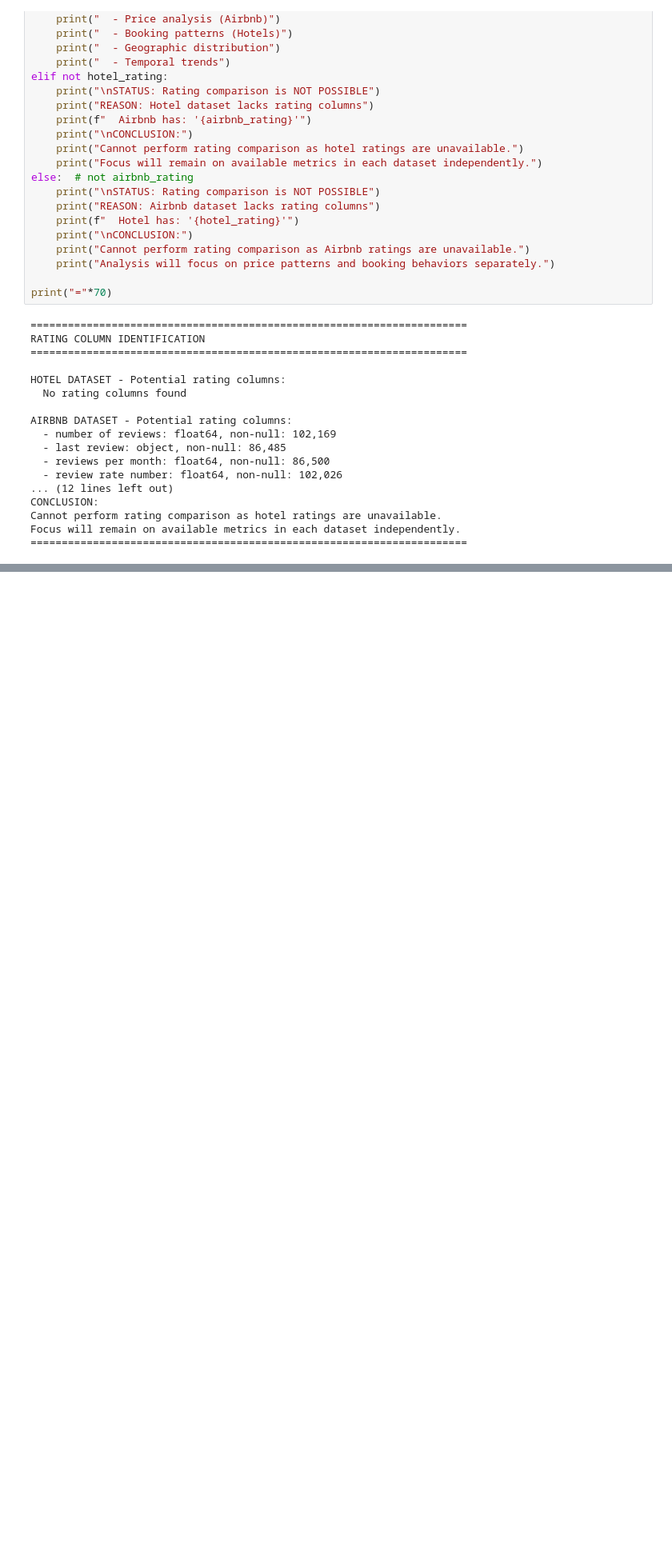
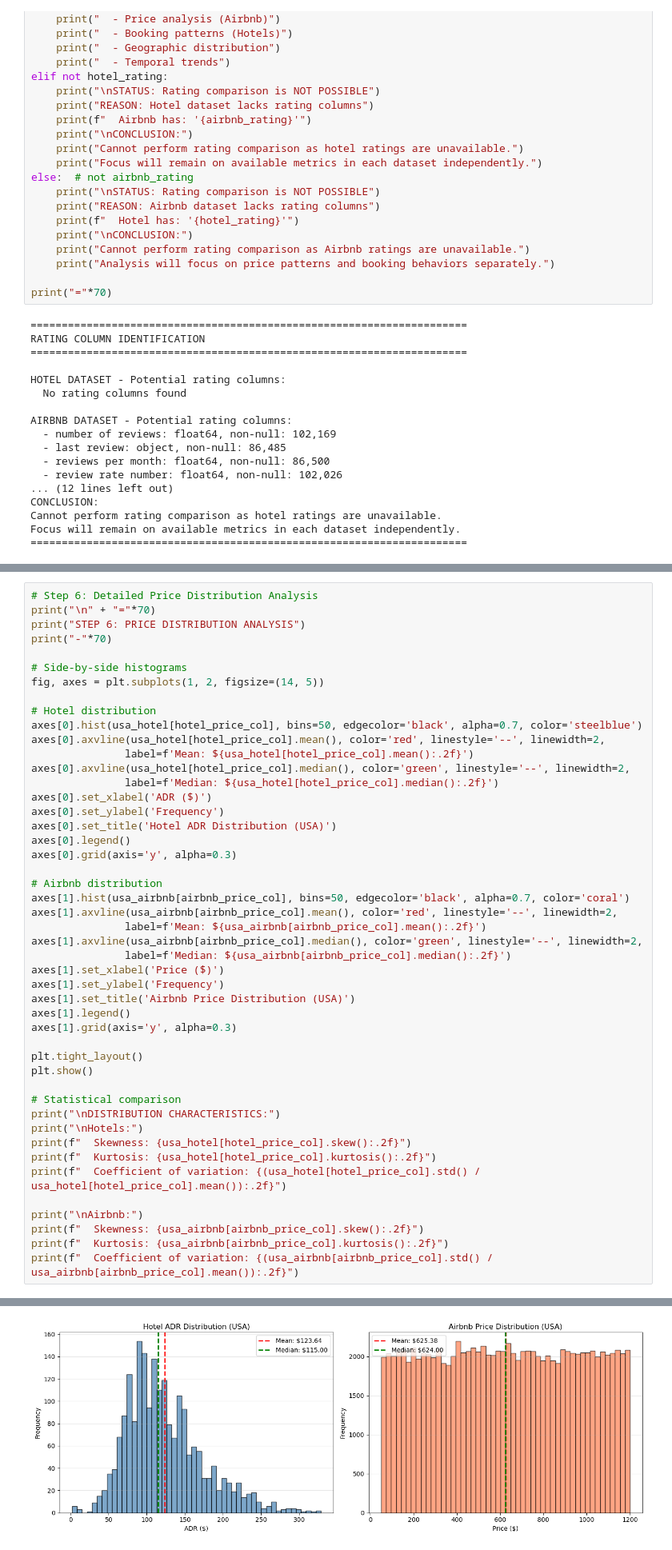
Before and after one commit to tnblagoeva/airbnb-hotel-pricing-analysis, a Jupyter notebook: Data_Science_Final_Exam.ipynb, the cells around one changed output, grey strips where cells are left out. Shown at 80% size. Drawn from its saved outputs; the diff is of its cells as text; blank space fills up the shorter version.

```diff
--- a/Data_Science_Final_Exam.ipynb
+++ b/Data_Science_Final_Exam.ipynb
@@ -316,0 +719,48 @@ Focus will remain on available metrics in each dataset independently.
+# %%
+# Step 6: Detailed Price Distribution Analysis
+print("\n" + "="*70)
+print("STEP 6: PRICE DISTRIBUTION ANALYSIS")
+print("-"*70)
+
+# Side-by-side histograms
+fig, axes = plt.subplots(1, 2, figsize=(14, 5))
+
+# Hotel distribution
+axes[0].hist(usa_hotel[hotel_price_col], bins=50, edgecolor='black', alpha=0.7, color='steelblue')
+axes[0].axvline(usa_hotel[hotel_price_col].mean(), color='red', linestyle='--', linewidth=2,
+               label=f'Mean: ${usa_hotel[hotel_price_col].mean():.2f}')
+axes[0].axvline(usa_hotel[hotel_price_col].median(), color='green', linestyle='--', linewidth=2,
+               label=f'Median: ${usa_hotel[hotel_price_col].median():.2f}')
+axes[0].set_xlabel('ADR ($)')
+axes[0].set_ylabel('Frequency')
+axes[0].set_title('Hotel ADR Distribution (USA)')
+axes[0].legend()
+axes[0].grid(axis='y', alpha=0.3)
+
+# Airbnb distribution
+axes[1].hist(usa_airbnb[airbnb_price_col], bins=50, edgecolor='black', alpha=0.7, color='coral')
+axes[1].axvline(usa_airbnb[airbnb_price_col].mean(), color='red', linestyle='--', linewidth=2,
+               label=f'Mean: ${usa_airbnb[airbnb_price_col].mean():.2f}')
+axes[1].axvline(usa_airbnb[airbnb_price_col].median(), color='green', linestyle='--', linewidth=2,
+               label=f'Median: ${usa_airbnb[airbnb_price_col].median():.2f}')
+axes[1].set_xlabel('Price ($)')
+axes[1].set_ylabel('Frequency')
+axes[1].set_title('Airbnb Price Distribution (USA)')
+axes[1].legend()
+axes[1].grid(axis='y', alpha=0.3)
+
+plt.tight_layout()
+plt.show()
+
+# Statistical comparison
+print("\nDISTRIBUTION CHARACTERISTICS:")
+print("\nHotels:")
+print(f"  Skewness: {usa_hotel[hotel_price_col].skew():.2f}")
+print(f"  Kurtosis: {usa_hotel[hotel_price_col].kurtosis():.2f}")
+print(f"  Coefficient of variation: {(usa_hotel[hotel_price_col].std() / usa_hotel[hotel_price_col].mean()):.2f}")
+
+print("\nAirbnb:")
+print(f"  Skewness: {usa_airbnb[airbnb_price_col].skew():.2f}")
+print(f"  Kurtosis: {usa_airbnb[airbnb_price_col].kurtosis():.2f}")
+print(f"  Coefficient of variation: {(usa_airbnb[airbnb_price_col].std() / usa_airbnb[airbnb_price_col].mean()):.2f}")
+# %% [output]
@@ -316,0 +770 @@ Focus will remain on available metrics in each dataset independently.
+[figure, added]
```
Also changed, not shown: parts of 9 cells of this notebook.
